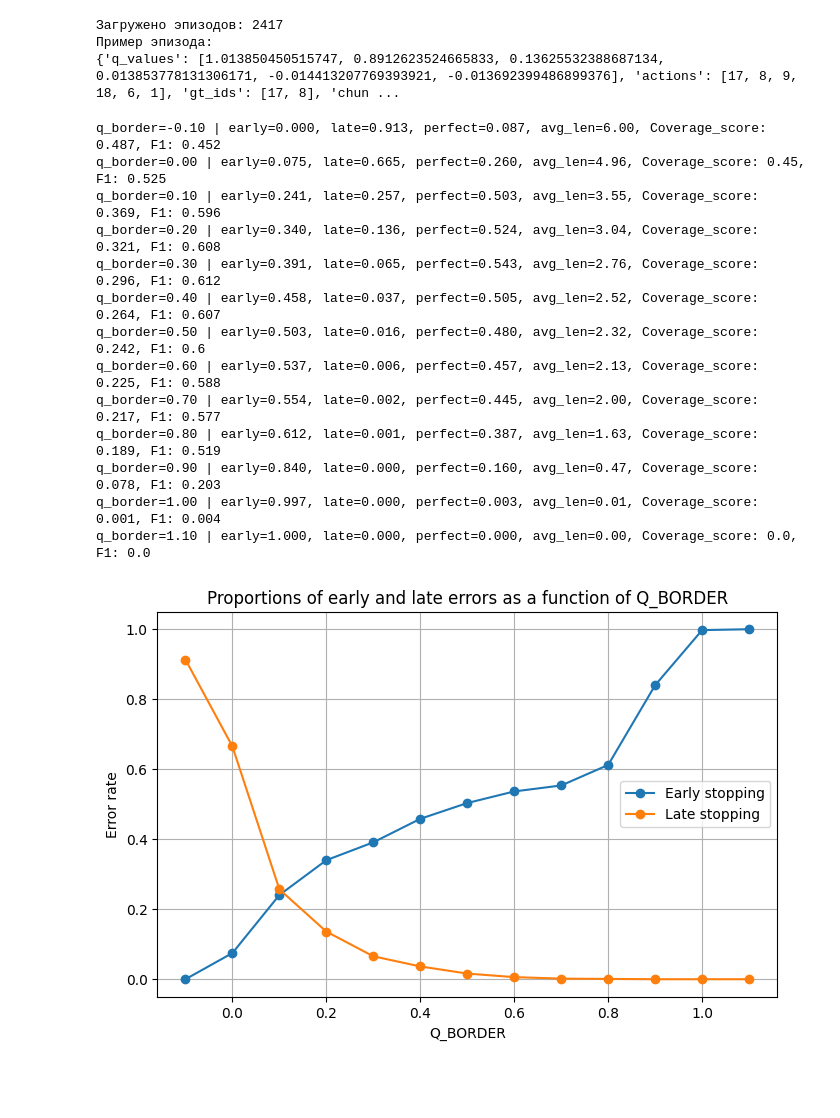
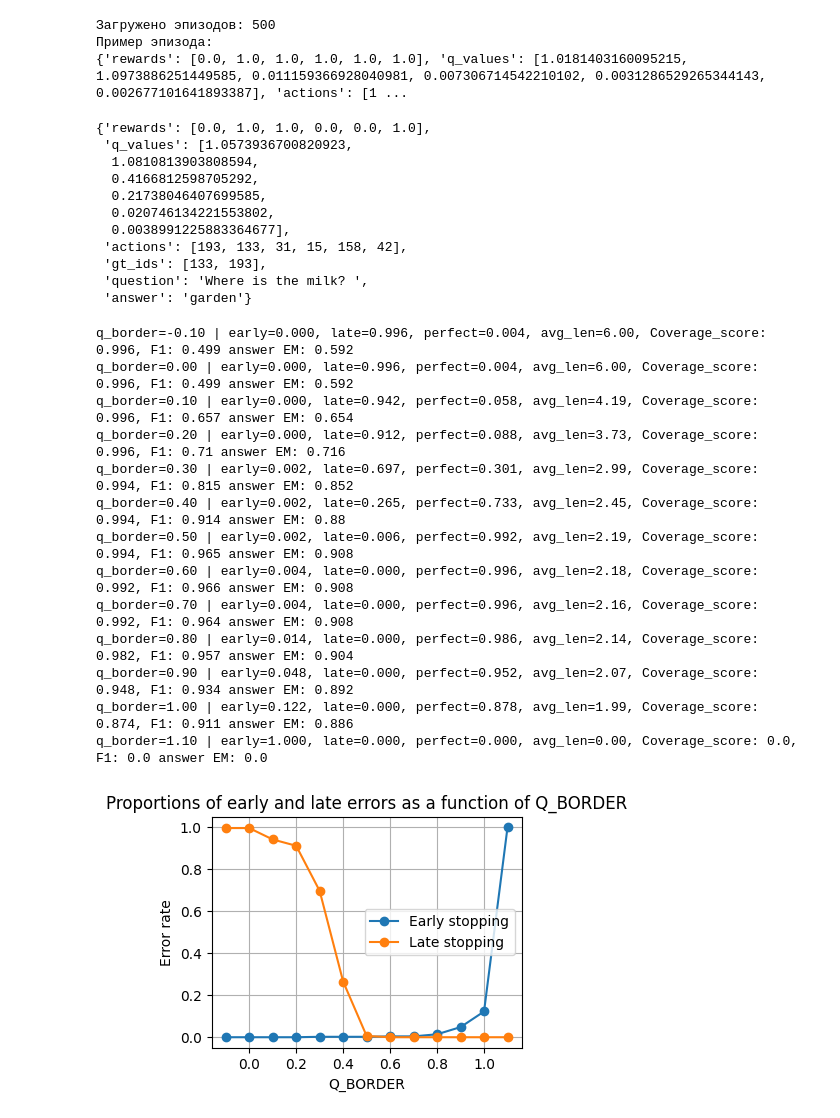
Before and after one commit to griver/Q-RAG, a Jupyter notebook: early_stopping_q_border.ipynb, the cells around one changed output. Cells and saved outputs as stored; diff of their text form; code cells hidden in the pictures; blank space fills up the shorter version.

```diff
--- a/early_stopping_q_border.ipynb
+++ b/early_stopping_q_border.ipynb
@@ -4,7 +166,7 @@ import numpy as np
 import matplotlib.pyplot as plt
 
 # путь
-input_path = "/content/episode_logs_ood_musique.jsonl"
+input_path = "/home/jovyan/sorokin/projects/multi-step-retrieval-rl/runs/q_value_early_stop/Nov22_19-18-13_QRAG_qa2_two-supporting-facts/episode_logs_q.jsonl"
 
 episodes = []
 
@@ -19,9 +181,23 @@ print("Загружено эпизодов:", len(episodes))
 print("Пример эпизода:")
 print(episodes[0])
 # %% [output]
-Загружено эпизодов: 2417
+Загружено эпизодов: 500
 Пример эпизода:
-{'q_values': [1.013850450515747, 0.8912623524665833, 0.13625532388687134, 0.013853778131306171, -0.014413207769393921, -0.013692399486899376], 'actions': [17, 8, 9, 18, 6, 1], 'gt_ids': [17, 8], 'chun ...
+{'rewards': [0.0, 1.0, 1.0, 1.0, 1.0, 1.0], 'q_values': [1.0181403160095215, 1.0973886251449585, 0.011159366928040981, 0.007306714542210102, 0.0031286529265344143, 0.002677101641893387], 'actions': [1 ...
+# %%
+episodes[4]
+# %% [output]
+{'rewards': [0.0, 1.0, 1.0, 0.0, 0.0, 1.0],
+ 'q_values': [1.0573936700820923,
+  1.0810813903808594,
+  0.4166812598705292,
+  0.21738046407699585,
+  0.020746134221553802,
+  0.0038991225883364677],
+ 'actions': [193, 133, 31, 15, 158, 42],
+ 'gt_ids': [133, 193],
+ 'question': 'Where is the milk? ',
+ 'answer': 'garden'}
 # %%
 def get_earliest_step_with_all_gt(actions, gt_ids):
     gt = set(gt_ids)
@@ -86,17 +262,19 @@ def calc_fact_f1_em(predicted_support_idxs, gt_support_idxs):
 def simulate_actions(episode, q_border):
     q_values = episode["q_values"]
     actions = episode["actions"]
+    reward = 0
 
     selected = []
-    for q, a in zip(q_values, actions):
+    for q, a, r in zip(q_values, actions, episode["rewards"]):
         # если q < порога, останавливаемся и не берём этот чанк
         if q < q_border:
             break
         selected.append(a)
+        reward = r
 
     f1, em = calc_fact_f1_em(selected, episode["gt_ids"])
 
-    return selected, f1, em
+    return selected, f1, em, reward
 # %%
 # сетка порогов: от -0.1 до 1.1 с шагом 0.1
 q_borders = [round(-0.1 + 0.1 * i, 2) for i in range(13)]
@@ -104,6 +282,7 @@ q_borders = [round(-0.1 + 0.1 * i, 2) for i in range(13)]
 early_rates = []
 late_rates = []
 fact_em_arr = []
+llm_em_arr = []
 fact_f1_arr = []
 perfect_rates = []
 avg_lengths = []  # среднее число выбранных чанков
@@ -113,12 +292,14 @@ for q_border in q_borders:
     lengths = []
     all_em = []
     all_f1 = []
+    all_r = []
 
     for ep in episodes:
         label = classify_episode_time_based(ep, q_border)
-        selected, f1, em = simulate_actions(ep, q_border)
+        selected, f1, em, reward = simulate_actions(ep, q_border)
         all_em.append(em)
         all_f1.append(f1)
+        all_r.append(reward)
         lengths.append(len(selected))
         if label == "early":
             early += 1
@@ -137,6 +318,8 @@ for q_border in q_borders:
     avg_lengths.append(np.mean(lengths))
     fact_em = sum(all_em) / len(all_em)
     fact_em_arr.append(fact_em)
+    llm_em = sum(all_r) / len(all_r)
+    llm_em_arr.append(sum(all_r) / len(all_r))
     fact_f1 = sum(all_f1) / len(all_f1)
     fact_f1_arr.append(fact_f1)
 
@@ -145,34 +328,35 @@ for q_border in q_borders:
         f"early={early/correct_len:.3f}, late={late/correct_len:.3f}, perfect={perfect/correct_len:.3f}, "
         f"avg_len={np.mean(lengths):.2f}, "
         f'Coverage_score: {round(fact_em, 3)}, F1: {round(fact_f1, 3)}'
+        f' answer EM: {round(llm_em, 3)}'
     )
 # %% [output]
-q_border=-0.10 | early=0.000, late=0.913, perfect=0.087, avg_len=6.00, Coverage_score: 0.487, F1: 0.452
-q_border=0.00 | early=0.075, late=0.665, perfect=0.260, avg_len=4.96, Coverage_score: 0.45, F1: 0.525
-q_border=0.10 | early=0.241, late=0.257, perfect=0.503, avg_len=3.55, Coverage_score: 0.369, F1: 0.596
-q_border=0.20 | early=0.340, late=0.136, perfect=0.524, avg_len=3.04, Coverage_score: 0.321, F1: 0.608
-q_border=0.30 | early=0.391, late=0.065, perfect=0.543, avg_len=2.76, Coverage_score: 0.296, F1: 0.612
-q_border=0.40 | early=0.458, late=0.037, perfect=0.505, avg_len=2.52, Coverage_score: 0.264, F1: 0.607
-q_border=0.50 | early=0.503, late=0.016, perfect=0.480, avg_len=2.32, Coverage_score: 0.242, F1: 0.6
-q_border=0.60 | early=0.537, late=0.006, perfect=0.457, avg_len=2.13, Coverage_score: 0.225, F1: 0.588
-q_border=0.70 | early=0.554, late=0.002, perfect=0.445, avg_len=2.00, Coverage_score: 0.217, F1: 0.577
-q_border=0.80 | early=0.612, late=0.001, perfect=0.387, avg_len=1.63, Coverage_score: 0.189, F1: 0.519
-q_border=0.90 | early=0.840, late=0.000, perfect=0.160, avg_len=0.47, Coverage_score: 0.078, F1: 0.203
-q_border=1.00 | early=0.997, late=0.000, perfect=0.003, avg_len=0.01, Coverage_score: 0.001, F1: 0.004
-q_border=1.10 | early=1.000, late=0.000, perfect=0.000, avg_len=0.00, Coverage_score: 0.0, F1: 0.0
+q_border=-0.10 | early=0.000, late=0.996, perfect=0.004, avg_len=6.00, Coverage_score: 0.996, F1: 0.499 answer EM: 0.592
+q_border=0.00 | early=0.000, late=0.996, perfect=0.004, avg_len=6.00, Coverage_score: 0.996, F1: 0.499 answer EM: 0.592
+q_border=0.10 | early=0.000, late=0.942, perfect=0.058, avg_len=4.19, Coverage_score: 0.996, F1: 0.657 answer EM: 0.654
+q_border=0.20 | early=0.000, late=0.912, perfect=0.088, avg_len=3.73, Coverage_score: 0.996, F1: 0.71 answer EM: 0.716
+q_border=0.30 | early=0.002, late=0.697, perfect=0.301, avg_len=2.99, Coverage_score: 0.994, F1: 0.815 answer EM: 0.852
+q_border=0.40 | early=0.002, late=0.265, perfect=0.733, avg_len=2.45, Coverage_score: 0.994, F1: 0.914 answer EM: 0.88
+q_border=0.50 | early=0.002, late=0.006, perfect=0.992, avg_len=2.19, Coverage_score: 0.994, F1: 0.965 answer EM: 0.908
+q_border=0.60 | early=0.004, late=0.000, perfect=0.996, avg_len=2.18, Coverage_score: 0.992, F1: 0.966 answer EM: 0.908
+q_border=0.70 | early=0.004, late=0.000, perfect=0.996, avg_len=2.16, Coverage_score: 0.992, F1: 0.964 answer EM: 0.908
+q_border=0.80 | early=0.014, late=0.000, perfect=0.986, avg_len=2.14, Coverage_score: 0.982, F1: 0.957 answer EM: 0.904
+q_border=0.90 | early=0.048, late=0.000, perfect=0.952, avg_len=2.07, Coverage_score: 0.948, F1: 0.934 answer EM: 0.892
+q_border=1.00 | early=0.122, late=0.000, perfect=0.878, avg_len=1.99, Coverage_score: 0.874, F1: 0.911 answer EM: 0.886
+q_border=1.10 | early=1.000, late=0.000, perfect=0.000, avg_len=0.00, Coverage_score: 0.0, F1: 0.0 answer EM: 0.0
 # %%
 # График: error rate vs q_border
-plt.figure(figsize=(8, 5))
+plt.figure(figsize=(4, 3))
 plt.plot(q_borders, early_rates, marker="o", label="Early stopping")
 plt.plot(q_borders, late_rates, marker="o", label="Late stopping")
 plt.xlabel("Q_BORDER")
 plt.ylabel("Error rate")
 plt.grid(True)
 plt.legend()
 plt.title("Proportions of early and late errors as a function of Q_BORDER")
 plt.show()
 # %% [output]
-[figure, old version]
+[figure, new version]
 # %%
 # График: perfect_rates vs q_border
 plt.figure(figsize=(8, 5))
```
Also changed, not shown: parts of 5 cells of this notebook, 7 other files.
